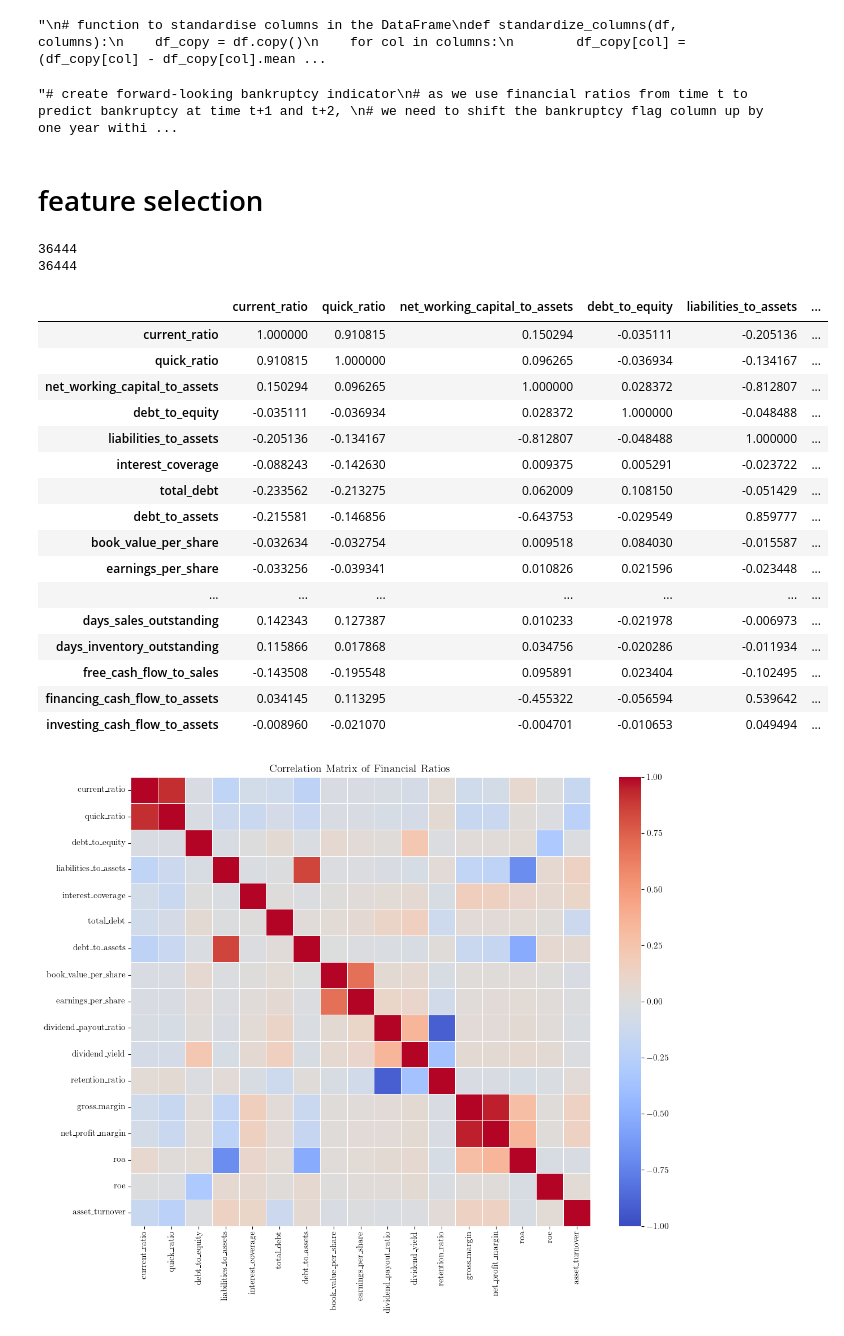
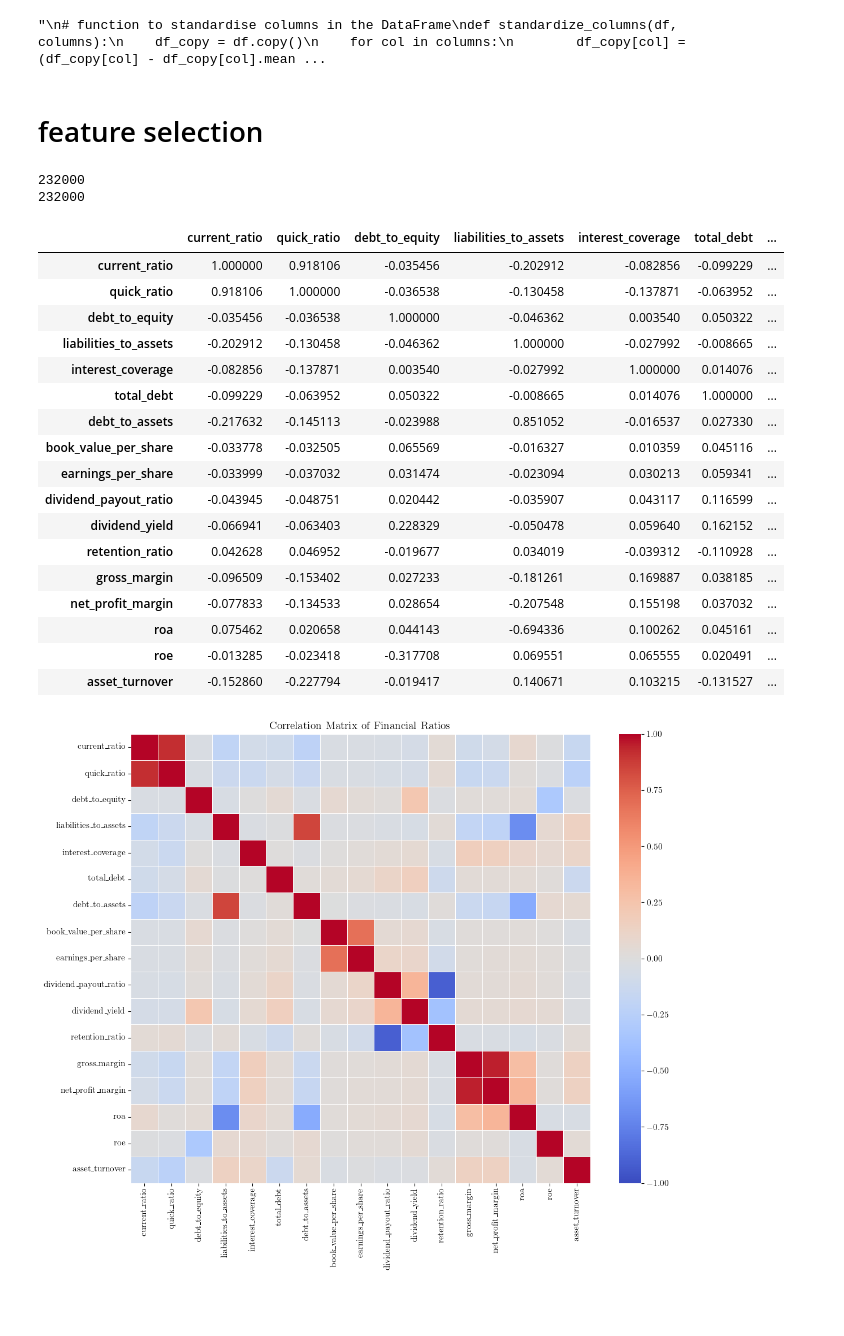
Before and after one commit to AdamS240/ST310-Predicting-Company-Bankruptcy, a Jupyter notebook: notebooks/KNN.ipynb, the cells around one changed output. Saved outputs shown, nothing was run; the diff lists cells and outputs as text; code cells hidden in the pictures; blank space fills up the shorter version.

Commit message:
Update KNN notebook (latest)

```diff
--- a/notebooks/KNN.ipynb
+++ b/notebooks/KNN.ipynb
@@ -24,8 +24,8 @@ plt.rcParams.update({
 })
 # %%
 # set path to compustat csv file:
-clean_csv_path = "/Users/songyi/Documents/st310/st310_groupproject/ST310-Predicting-Company-Bankruptcy/notebooks/test_set.csv"
-
+# clean_csv_path = "/Users/songyi/Documents/st310/st310_groupproject/ST310-Predicting-Company-Bankruptcy/notebooks/test_set.csv"
+clean_csv_path = "/Users/songyi/Documents/st310/st310_groupproject/compustat_df_1980_deduplicated_extended_winsor.csv"
 clean_df_1980 = pd.read_csv(clean_csv_path)
 clean_df_1980.info()
 # %% [output]
@@ -84,38 +84,42 @@ clean_std_df_1980 = standardize_columns(clean_df_1980, cols)
 
 clean_df_1980 = clean_df_1980.sort_values(['gvkey', 'fyear'])
 
-clean_df_1980['1y_ahead_default'] = (
+clean_df_1980['next_1y_default'] = (
     clean_df_1980
     .groupby('gvkey')['TL_flag']
     .shift(-1)
 )
 
-clean_df_1980['2y_ahead_default'] = (
+clean_df_1980['next_2y_default'] = (
     clean_df_1980
     .groupby('gvkey')['TL_flag']
     .shift(-2)
 )'''
-# %% [output]
-"# create forward-looking bankruptcy indicator\n# as we use financial ratios from time t to predict bankruptcy at time t+1 and t+2, \n# we need to shift the bankruptcy flag column up by one year withi ...
 # %% [markdown]
 # feature selection
 # %%
 # select feature columns for KNN model
-liquidity_ratios = ['current_ratio', 'quick_ratio', 'net_working_capital_to_assets']
+liquidity_ratios = ['current_ratio', 'quick_ratio',
+                    # 'net_working_capital_to_assets'
+                    ]
 leverage_ratios = ['debt_to_equity', 'liabilities_to_assets', 'interest_coverage', 'total_debt', 'debt_to_assets']
 marketvalue_ratios = ['book_value_per_share', 'earnings_per_share', 'dividend_payout_ratio', 'dividend_yield', 'retention_ratio']
 profitability_ratios = ['gross_margin', 'net_profit_margin', 'roa', 'roe']
-efficiency_ratios = ['asset_turnover', 'capex_to_assets', 'days_sales_outstanding', 'days_inventory_outstanding' ]
-cashflow_ratios = ['free_cash_flow_to_sales', 'financing_cash_flow_to_assets', 'investing_cash_flow_to_assets']
-feature_cols = liquidity_ratios + leverage_ratios + marketvalue_ratios + profitability_ratios + efficiency_ratios + cashflow_ratios
+efficiency_ratios = ['asset_turnover',
+                    #  'capex_to_assets', 'days_sales_outstanding', 'days_inventory_outstanding'
+                     ]
+# cashflow_ratios = ['free_cash_flow_to_sales', 'financing_cash_flow_to_assets', 'investing_cash_flow_to_assets']
+feature_cols = liquidity_ratios + leverage_ratios + marketvalue_ratios + profitability_ratios + efficiency_ratios
+# + cashflow_ratios
 
 # create X and y dataframes
 X = clean_df_1980[feature_cols].copy()
-y = clean_df_1980[['default_next_1y']].copy()
+# y = clean_df_1980[['default_next_1y']].copy()
+y = clean_df_1980[['next_1y_default']].copy()
 
 # drop rows with undefined X and y
 mask = (
-    y['default_next_1y'].notnull()
+    y['next_1y_default'].notnull()
     & X.notnull().all(axis=1)
 )
 
@@ -130,40 +134,41 @@ y = y.to_numpy().ravel()
 print(len(X))
 print(len(y))
 # %% [output]
-36444
-36444
+232000
+232000
 # %%
 # Compute correlation matrix (Pearson)
 ordered_cols = (
     liquidity_ratios
     + leverage_ratios
     + marketvalue_ratios
     + profitability_ratios
     + efficiency_ratios
-    + cashflow_ratios
+    # + cashflow_ratios
 )
 
 corr_matrix = clean_df_1980[ordered_cols].dropna().corr()
 
 corr_matrix
 # %% [output]
-|  | current_ratio | quick_ratio | net_working_capital_to_assets | debt_to_equity | liabilities_to_assets | ... |
-| current_ratio | 1.000000 | 0.910815 | 0.150294 | -0.035111 | -0.205136 | ... |
-| quick_ratio | 0.910815 | 1.000000 | 0.096265 | -0.036934 | -0.134167 | ... |
-| net_working_capital_to_assets | 0.150294 | 0.096265 | 1.000000 | 0.028372 | -0.812807 | ... |
-| debt_to_equity | -0.035111 | -0.036934 | 0.028372 | 1.000000 | -0.048488 | ... |
-| liabilities_to_assets | -0.205136 | -0.134167 | -0.812807 | -0.048488 | 1.000000 | ... |
-| interest_coverage | -0.088243 | -0.142630 | 0.009375 | 0.005291 | -0.023722 | ... |
-| total_debt | -0.233562 | -0.213275 | 0.062009 | 0.108150 | -0.051429 | ... |
-| debt_to_assets | -0.215581 | -0.146856 | -0.643753 | -0.029549 | 0.859777 | ... |
-| book_value_per_share | -0.032634 | -0.032754 | 0.009518 | 0.084030 | -0.015587 | ... |
-| earnings_per_share | -0.033256 | -0.039341 | 0.010826 | 0.021596 | -0.023448 | ... |
-| ... | ... | ... | ... | ... | ... | ... |
-| days_sales_outstanding | 0.142343 | 0.127387 | 0.010233 | -0.021978 | -0.006973 | ... |
-| days_inventory_outstanding | 0.115866 | 0.017868 | 0.034756 | -0.020286 | -0.011934 | ... |
-| free_cash_flow_to_sales | -0.143508 | -0.195548 | 0.095891 | 0.023404 | -0.102495 | ... |
-| financing_cash_flow_to_assets | 0.034145 | 0.113295 | -0.455322 | -0.056594 | 0.539642 | ... |
-| investing_cash_flow_to_assets | -0.008960 | -0.021070 | -0.004701 | -0.010653 | 0.049494 | ... |
+|  | current_ratio | quick_ratio | debt_to_equity | liabilities_to_assets | interest_coverage | total_debt | ... |
+| current_ratio | 1.000000 | 0.918106 | -0.035456 | -0.202912 | -0.082856 | -0.099229 | ... |
+| quick_ratio | 0.918106 | 1.000000 | -0.036538 | -0.130458 | -0.137871 | -0.063952 | ... |
+| debt_to_equity | -0.035456 | -0.036538 | 1.000000 | -0.046362 | 0.003540 | 0.050322 | ... |
+| liabilities_to_assets | -0.202912 | -0.130458 | -0.046362 | 1.000000 | -0.027992 | -0.008665 | ... |
+| interest_coverage | -0.082856 | -0.137871 | 0.003540 | -0.027992 | 1.000000 | 0.014076 | ... |
+| total_debt | -0.099229 | -0.063952 | 0.050322 | -0.008665 | 0.014076 | 1.000000 | ... |
+| debt_to_assets | -0.217632 | -0.145113 | -0.023988 | 0.851052 | -0.016537 | 0.027330 | ... |
+| book_value_per_share | -0.033778 | -0.032505 | 0.065569 | -0.016327 | 0.010359 | 0.045116 | ... |
+| earnings_per_share | -0.033999 | -0.037032 | 0.031474 | -0.023094 | 0.030213 | 0.059341 | ... |
+| dividend_payout_ratio | -0.043945 | -0.048751 | 0.020442 | -0.035907 | 0.043117 | 0.116599 | ... |
+| dividend_yield | -0.066941 | -0.063403 | 0.228329 | -0.050478 | 0.059640 | 0.162152 | ... |
+| retention_ratio | 0.042628 | 0.046952 | -0.019677 | 0.034019 | -0.039312 | -0.110928 | ... |
+| gross_margin | -0.096509 | -0.153402 | 0.027233 | -0.181261 | 0.169887 | 0.038185 | ... |
+| net_profit_margin | -0.077833 | -0.134533 | 0.028654 | -0.207548 | 0.155198 | 0.037032 | ... |
+| roa | 0.075462 | 0.020658 | 0.044143 | -0.694336 | 0.100262 | 0.045161 | ... |
+| roe | -0.013285 | -0.023418 | -0.317708 | 0.069551 | 0.065555 | 0.020491 | ... |
+| asset_turnover | -0.152860 | -0.227794 | -0.019417 | 0.140671 | 0.103215 | -0.131527 | ... |
 # %%
 # correlation heatmap
 plt.figure(figsize=(12, 10))
```
Also changed, not shown: parts of 5 cells of this notebook.
